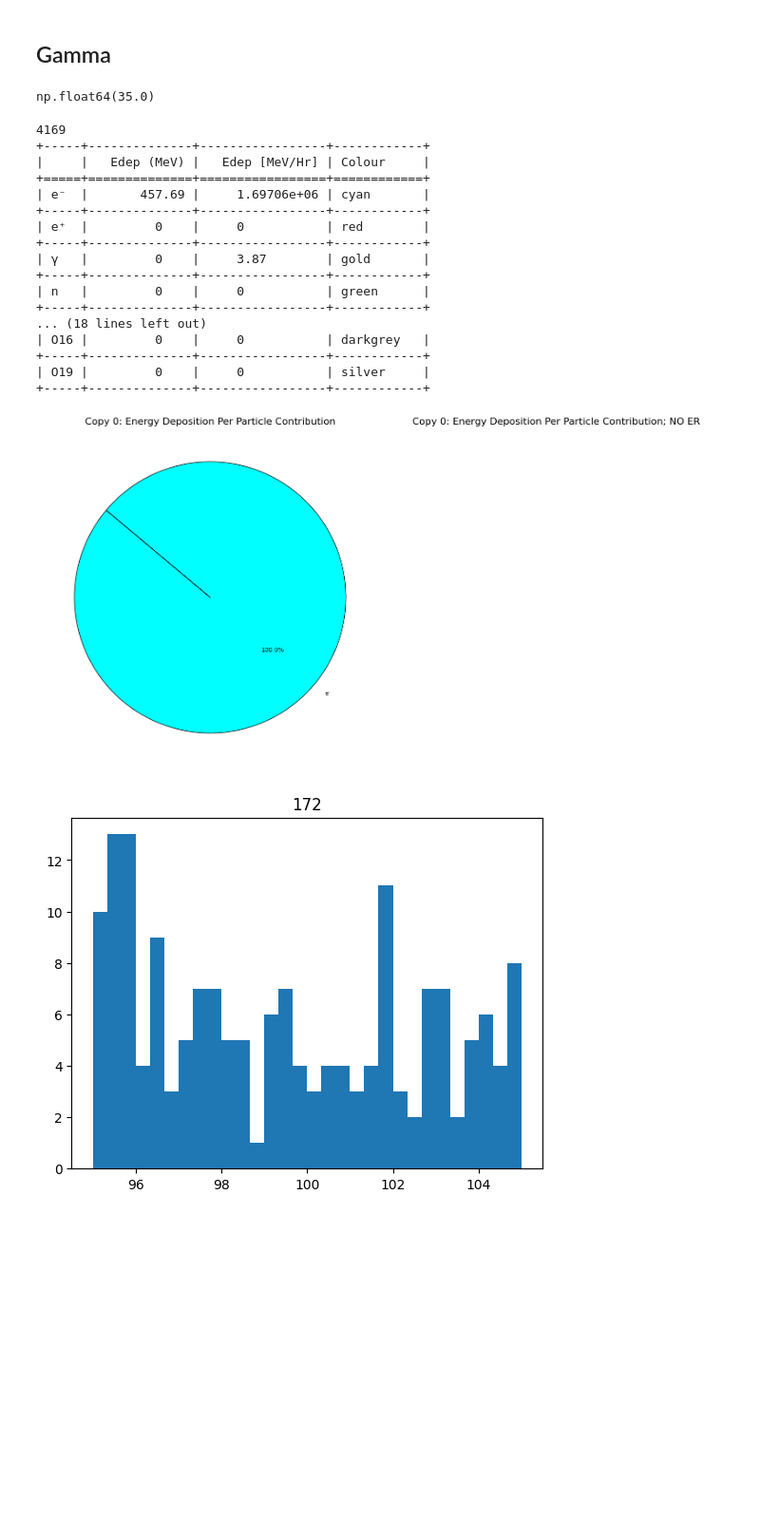
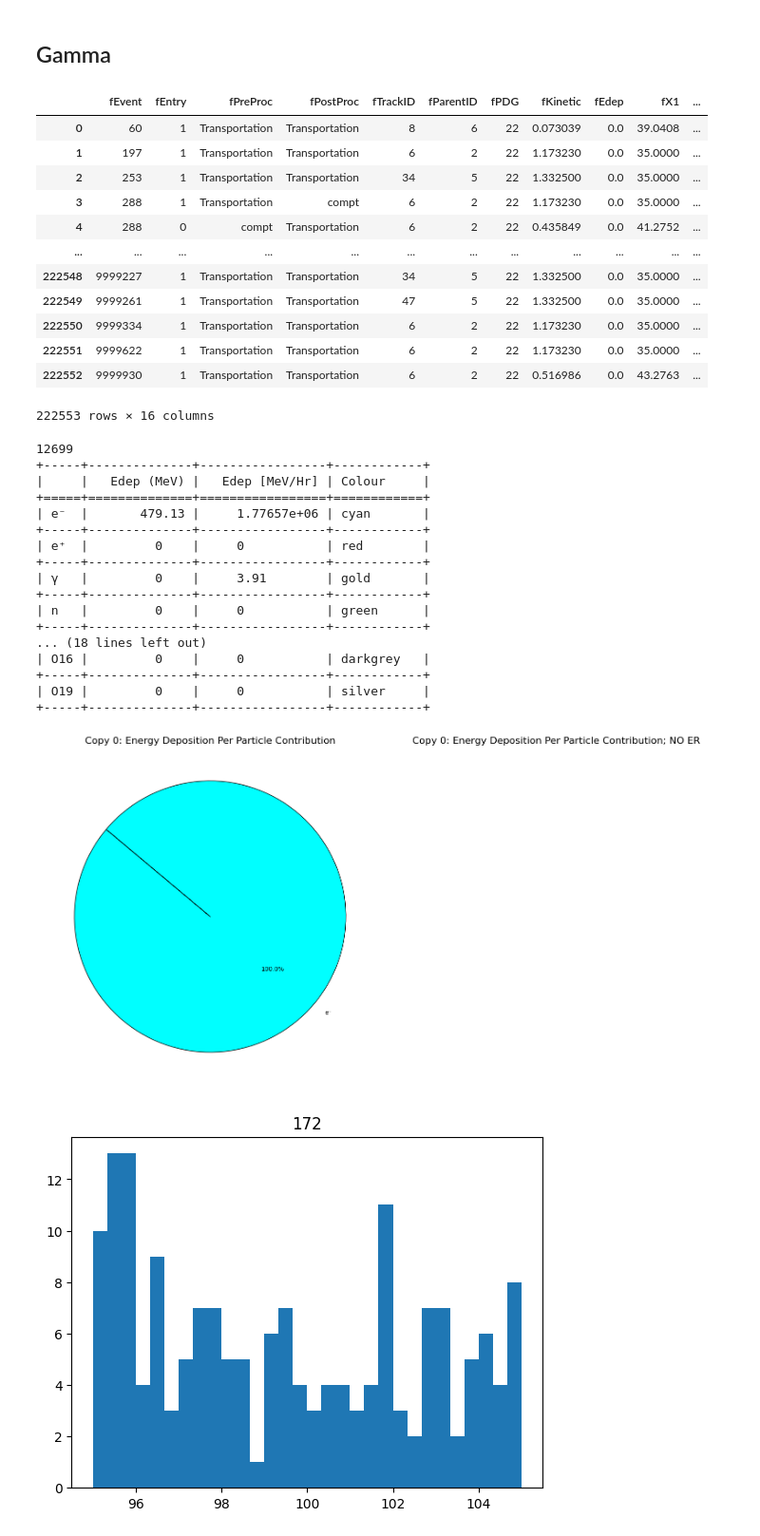
Before and after one commit to nhargy/Phoenix, a Jupyter notebook: Analysis/notebooks/overview.ipynb, the cells around one changed output. Shown at 95% size. Saved outputs shown, nothing was run; the diff lists cells and outputs as text; code cells hidden in the pictures; blank space fills up the shorter version.

```diff
--- a/Analysis/notebooks/overview.ipynb
+++ b/Analysis/notebooks/overview.ipynb
@@ -132,14 +136,25 @@ plt.tight_layout();
 # %% [markdown]
 ## Gamma
 # %%
-np.min(np.array(df_CoCs["fX1"]))
+df_CoCs
 # %% [output]
+|  | fEvent | fEntry | fPreProc | fPostProc | fTrackID | fParentID | fPDG | fKinetic | fEdep | fX1 | ... |
+| 0 | 60 | 1 | Transportation | Transportation | 8 | 6 | 22 | 0.073039 | 0.0 | 39.0408 | ... |
+| 1 | 197 | 1 | Transportation | Transportation | 6 | 2 | 22 | 1.173230 | 0.0 | 35.0000 | ... |
+| 2 | 253 | 1 | Transportation | Transportation | 34 | 5 | 22 | 1.332500 | 0.0 | 35.0000 | ... |
+| 3 | 288 | 1 | Transportation | compt | 6 | 2 | 22 | 1.173230 | 0.0 | 35.0000 | ... |
+| 4 | 288 | 0 | compt | Transportation | 6 | 2 | 22 | 0.435849 | 0.0 | 41.2752 | ... |
+| ... | ... | ... | ... | ... | ... | ... | ... | ... | ... | ... | ... |
+| 222548 | 9999227 | 1 | Transportation | Transportation | 34 | 5 | 22 | 1.332500 | 0.0 | 35.0000 | ... |
+| 222549 | 9999261 | 1 | Transportation | Transportation | 47 | 5 | 22 | 1.332500 | 0.0 | 35.0000 | ... |
+| 222550 | 9999334 | 1 | Transportation | Transportation | 6 | 2 | 22 | 1.173230 | 0.0 | 35.0000 | ... |
+| 222551 | 9999622 | 1 | Transportation | Transportation | 6 | 2 | 22 | 1.173230 | 0.0 | 35.0000 | ... |
+| 222552 | 9999930 | 1 | Transportation | Transportation | 6 | 2 | 22 | 0.516986 | 0.0 | 43.2763 | ... |
-np.float64(35.0)
+222553 rows × 16 columns
 # %%
 simulated_events = 1e7
 days_elapsed     = XTools.days_elapsed(cfg.CO_60_PRODUCTION_DATE, (2025, 10, 17))
 activity         = XTools.get_activity(cfg.CO_60_INIT_ACTIVITY, cfg.CO_60_HALF_LIFE, days_elapsed) #Bq
-
 
 simulated_time = simulated_events / activity  # seconds
 
@@ -153,9 +168,9 @@ z_centre = -182
 
 l_fid = 5/2
 
-dx = (df_CoCs['fX1'] - x_centre).abs() < l_fid
-dy = (df_CoCs['fY1'] - y_centre).abs() < l_fid
-dz = (df_CoCs['fZ1'] - z_centre).abs() < l_fid
+dx = (df_CoCs['fX2'] - x_centre).abs() < l_fid
+dy = (df_CoCs['fY2'] - y_centre).abs() < l_fid
+dz = (df_CoCs['fZ2'] - z_centre).abs() < l_fid
 
 df_CoCs_0 = df_CoCs[(df_CoCs['Copy'] == copy_num) & dx & dy & dz]
 
@@ -191,15 +206,15 @@ ax2.set_title(f"Copy {copy_num}: Energy Deposition Per Particle Contribution; NO
 
 plt.tight_layout();
 # %% [output]
-4169
+12699
 +-----+--------------+-----------------+------------+
 |     |   Edep (MeV) |   Edep [MeV/Hr] | Colour     |
 +=====+==============+=================+============+
-| e⁻  |       457.69 |     1.69706e+06 | cyan       |
+| e⁻  |       479.13 |     1.77657e+06 | cyan       |
 +-----+--------------+-----------------+------------+
 | e⁺  |         0    |     0           | red        |
 +-----+--------------+-----------------+------------+
-| γ   |         0    |     3.87        | gold       |
+| γ   |         0    |     3.91        | gold       |
 +-----+--------------+-----------------+------------+
 | n   |         0    |     0           | green      |
 +-----+--------------+-----------------+------------+
```
Also changed, not shown: parts of 10 cells of this notebook, 4 other files.
